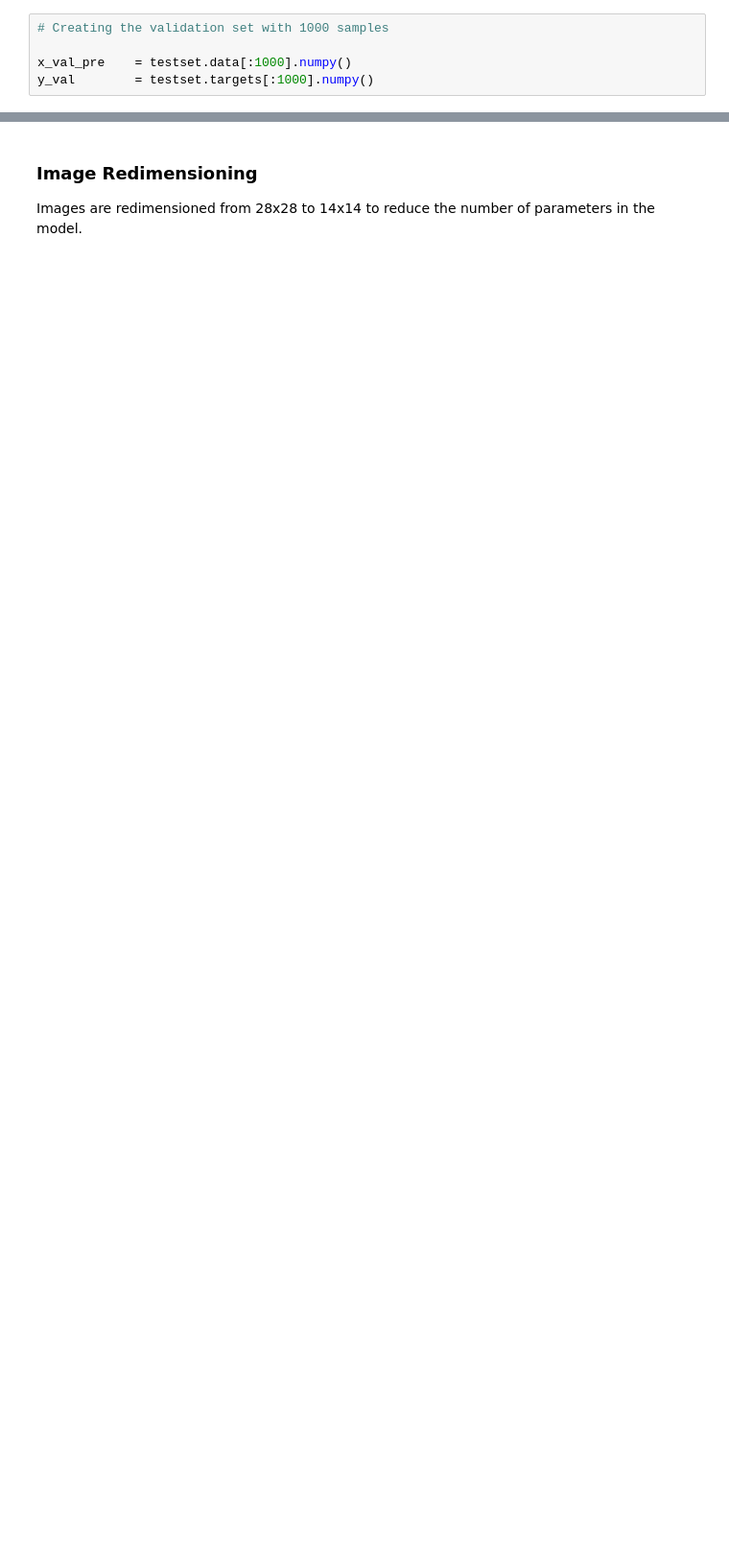
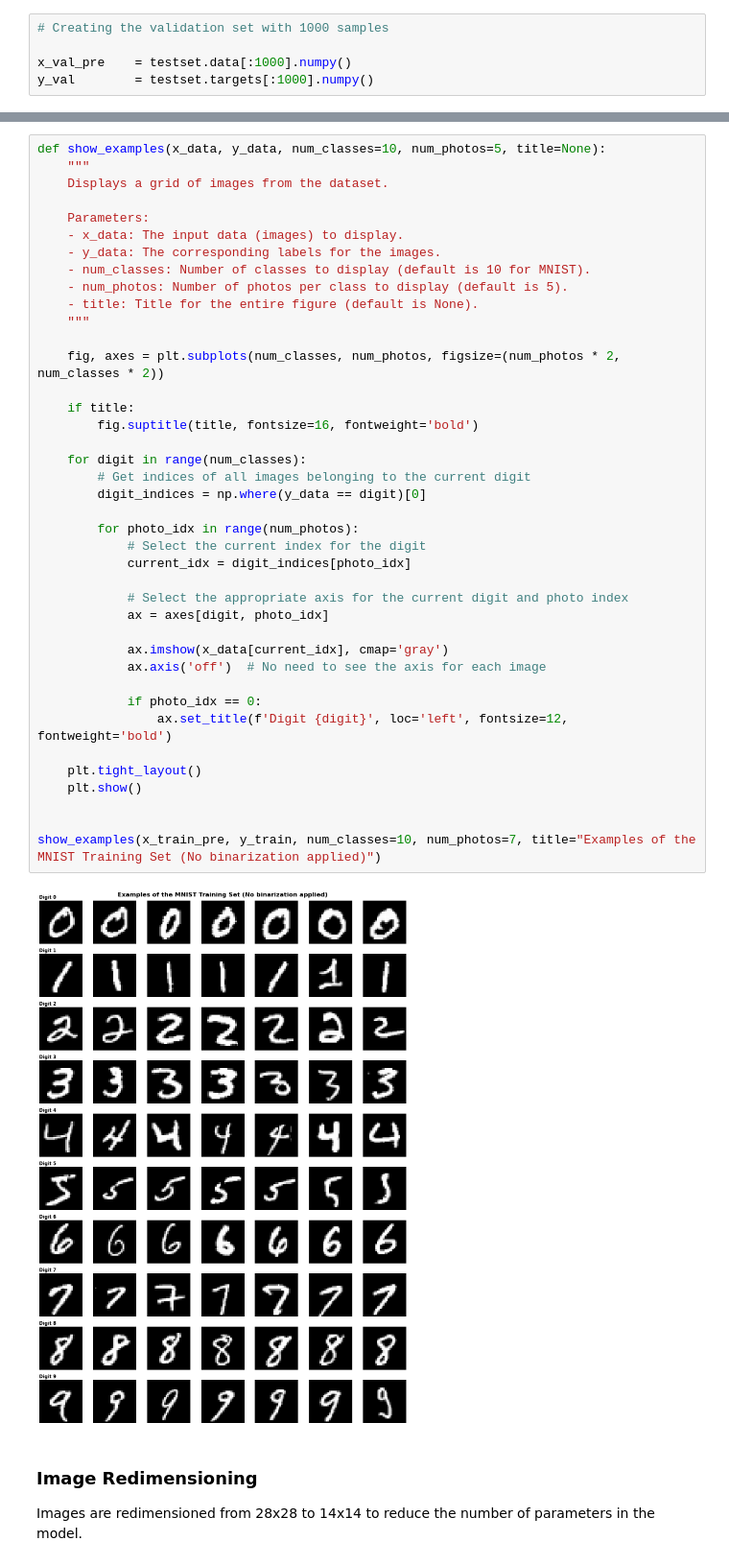
Before and after one commit to arturo-olvrs/VAE-MINST, a Jupyter notebook: vae-minst.ipynb, the cells around one changed output, grey strips where cells are left out. Shown at 96% size. Drawn from its saved outputs; the diff is of its cells as text; blank space fills up the shorter version.

```diff
--- a/vae-minst.ipynb
+++ b/vae-minst.ipynb
@@ -61,3 +162,45 @@ y_val        = testset.targets[:1000].numpy()
+# %%
+def show_examples(x_data, y_data, num_classes=10, num_photos=5, title=None):
+    """
+    Displays a grid of images from the dataset.
+
+    Parameters:
+    - x_data: The input data (images) to display.
+    - y_data: The corresponding labels for the images.
+    - num_classes: Number of classes to display (default is 10 for MNIST).
+    - num_photos: Number of photos per class to display (default is 5).
+    - title: Title for the entire figure (default is None).
+    """
+
+    fig, axes = plt.subplots(num_classes, num_photos, figsize=(num_photos * 2, num_classes * 2))
+
+    if title:
+        fig.suptitle(title, fontsize=16, fontweight='bold')
+
+    for digit in range(num_classes):
+        # Get indices of all images belonging to the current digit
+        digit_indices = np.where(y_data == digit)[0]
+
+        for photo_idx in range(num_photos):
+            # Select the current index for the digit
+            current_idx = digit_indices[photo_idx]
+
+            # Select the appropriate axis for the current digit and photo index
+            ax = axes[digit, photo_idx]
+
+            ax.imshow(x_data[current_idx], cmap='gray')
+            ax.axis('off')  # No need to see the axis for each image
+
+            if photo_idx == 0:
+                ax.set_title(f'Digit {digit}', loc='left', fontsize=12, fontweight='bold')
+
+    plt.tight_layout()
+    plt.show()
+
+
+show_examples(x_train_pre, y_train, num_classes=10, num_photos=7, title="Examples of the MNIST Training Set (No binarization applied)")
+# %% [output]
+[figure, added]
 # %% [markdown]
 ### Image Redimensioning
 
```
Also changed, not shown: parts of 15 cells of this notebook.
